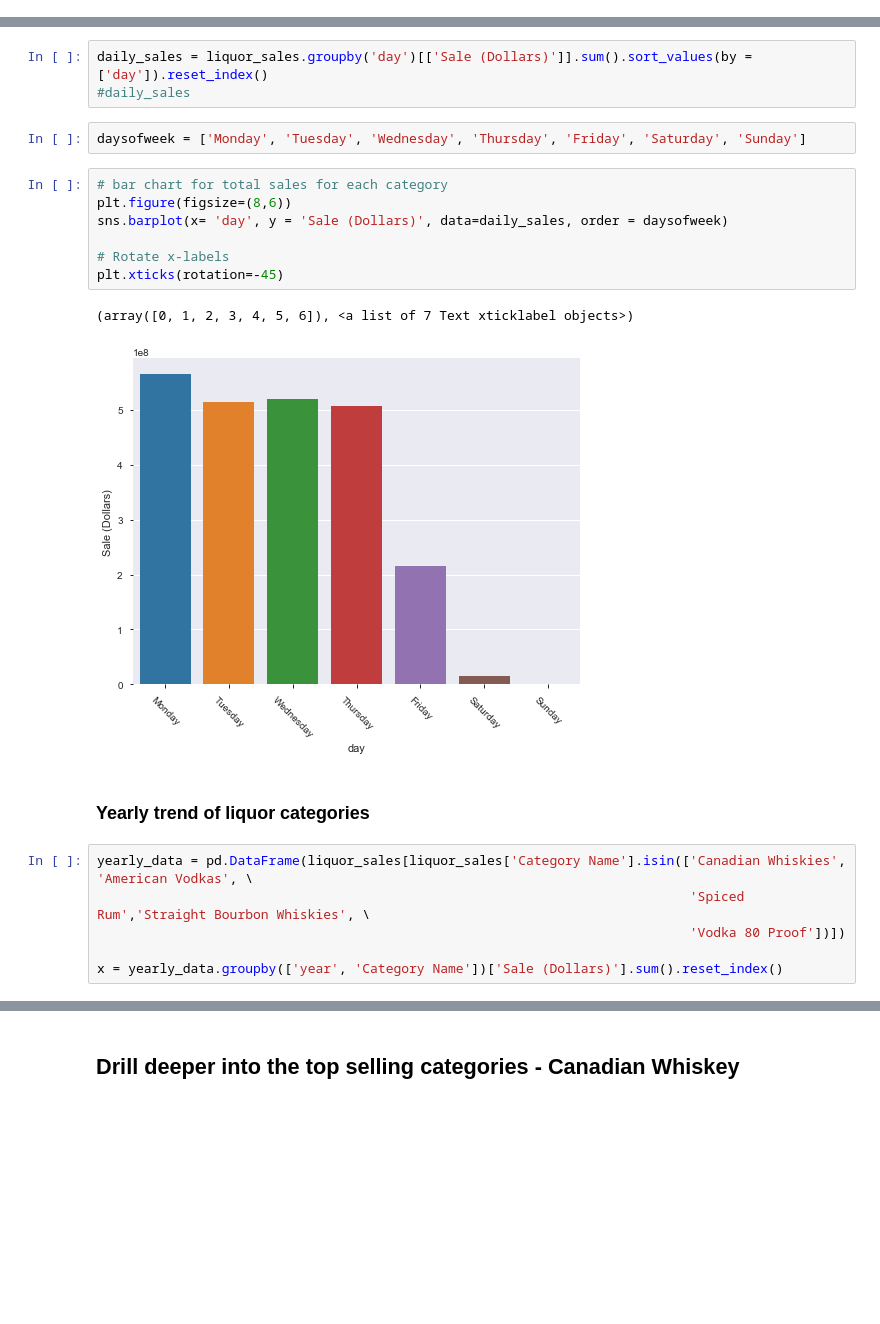
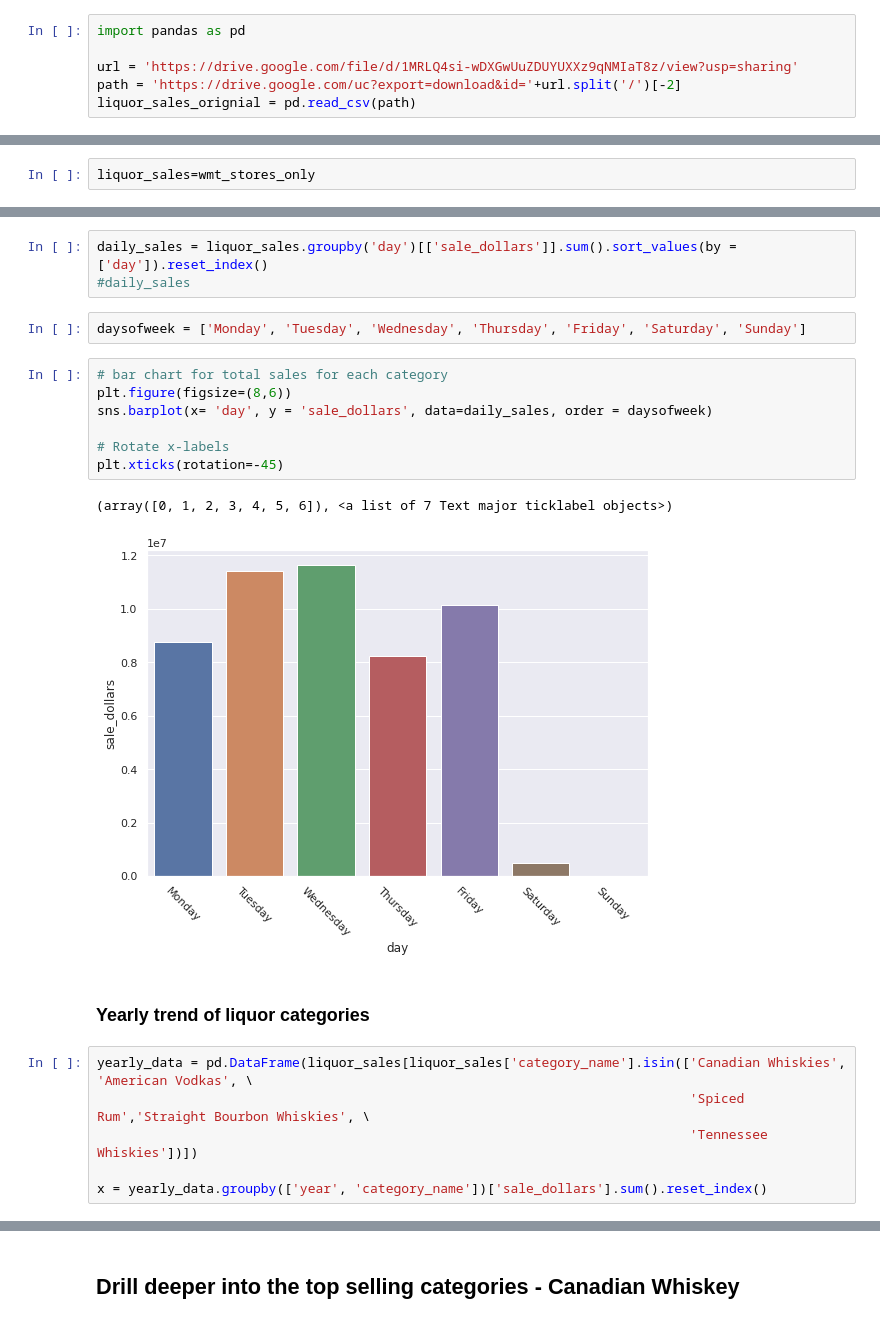
Before and after one commit to hamzafarooq/Time-Series, a Jupyter notebook: EDA_Iowa_Liquor_Sales.ipynb, the cells around one changed output, grey strips where cells are left out. Cells and saved outputs as stored; diff of their text form; blank space fills up the shorter version.

```diff
--- a/EDA_Iowa_Liquor_Sales.ipynb
+++ b/EDA_Iowa_Liquor_Sales.ipynb
@@ -55,0 +62,6 @@ liquor_sales=liquor_sales_orignial
+# %%
+import pandas as pd
+
+url = 'https://drive.google.com/file/d/1MRLQ4si-wDXGwUuZDUYUXXz9qNMIaT8z/view?usp=sharing'
+path = 'https://drive.google.com/uc?export=download&id='+url.split('/')[-2]
+liquor_sales_orignial = pd.read_csv(path)
@@ -349,3 +310,5 @@ IFrame(src='/content/map11.html', width=900, height=600)
+# %%
+liquor_sales=wmt_stores_only
 # %%
 liquor_sales['category_name'] = liquor_sales['category_name'].str.lower().str.title()
 # %%
@@ -400,27 +366,27 @@ liquor_sales['year'] = pd.DatetimeIndex(liquor_sales['Date']).year
 liquor_sales['month'] = pd.DatetimeIndex(liquor_sales['Date']).month
 liquor_sales['day'] = pd.DatetimeIndex(liquor_sales['Date']).day_name()
 # %%
-daily_sales = liquor_sales.groupby('day')[['Sale (Dollars)']].sum().sort_values(by = ['day']).reset_index()
+daily_sales = liquor_sales.groupby('day')[['sale_dollars']].sum().sort_values(by = ['day']).reset_index()
 #daily_sales
 # %%
 daysofweek = ['Monday', 'Tuesday', 'Wednesday', 'Thursday', 'Friday', 'Saturday', 'Sunday']
 # %%
 # bar chart for total sales for each category
 plt.figure(figsize=(8,6))
-sns.barplot(x= 'day', y = 'Sale (Dollars)', data=daily_sales, order = daysofweek)
+sns.barplot(x= 'day', y = 'sale_dollars', data=daily_sales, order = daysofweek)
 
 # Rotate x-labels
 plt.xticks(rotation=-45)
 # %% [output]
-(array([0, 1, 2, 3, 4, 5, 6]), <a list of 7 Text xticklabel objects>)
+(array([0, 1, 2, 3, 4, 5, 6]), <a list of 7 Text major ticklabel objects>)
-[figure, old version]
+[figure, new version]
 # %% [markdown]
 ### Yearly trend of liquor categories
 # %%
-yearly_data = pd.DataFrame(liquor_sales[liquor_sales['Category Name'].isin(['Canadian Whiskies', 'American Vodkas', \
+yearly_data = pd.DataFrame(liquor_sales[liquor_sales['category_name'].isin(['Canadian Whiskies', 'American Vodkas', \
                                                                             'Spiced Rum','Straight Bourbon Whiskies', \
-                                                                            'Vodka 80 Proof'])])
+                                                                            'Tennessee Whiskies'])])
 
-x = yearly_data.groupby(['year', 'Category Name'])['Sale (Dollars)'].sum().reset_index()
+x = yearly_data.groupby(['year', 'category_name'])['sale_dollars'].sum().reset_index()
 # %%
 plt.figure(figsize=(8,6))
```
Also changed, not shown: parts of 43 cells of this notebook.
